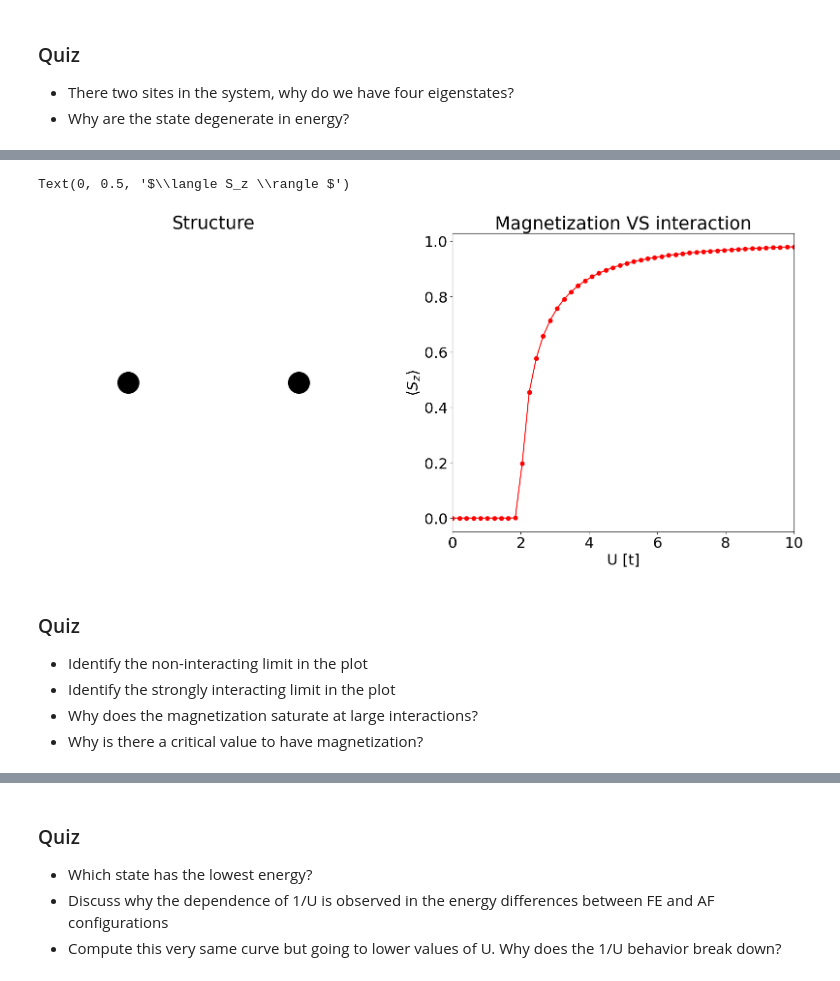
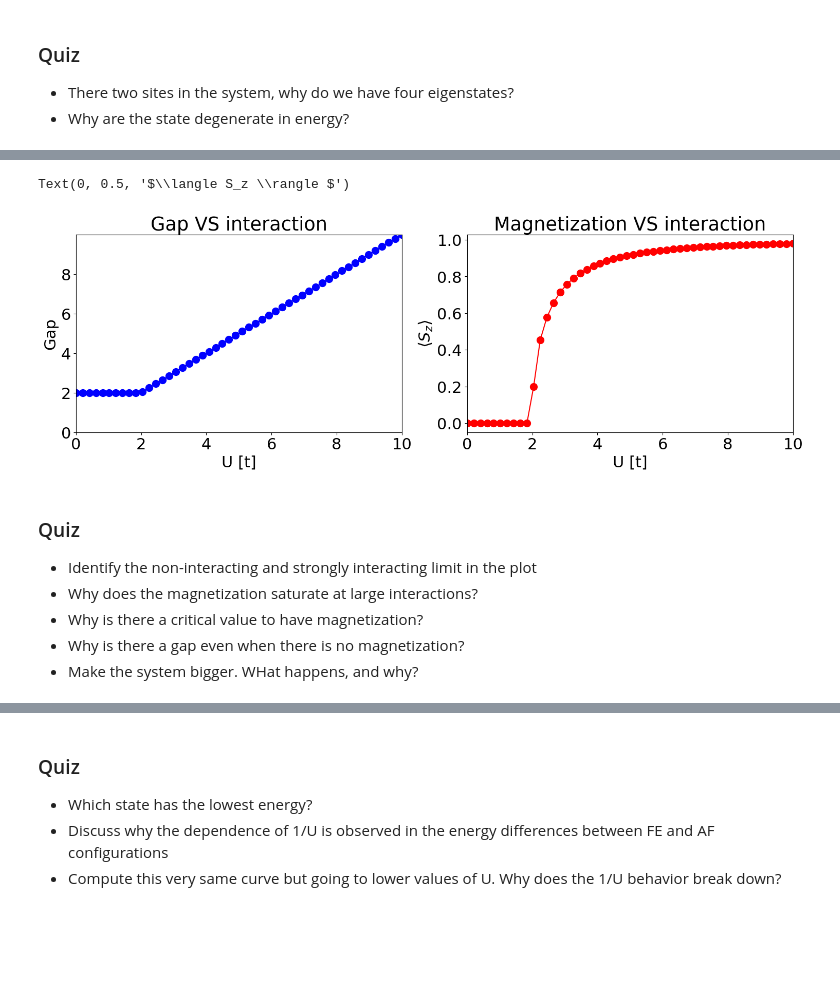
Before and after one commit to joselado/Advanced_Computational_Methods_Physics_2024, a Jupyter notebook: jupyter-notebooks/classical_magnetism.ipynb, the cells around one changed output, grey strips where cells are left out. Cells and saved outputs as stored; diff of their text form; code cells hidden in the pictures; blank space fills up the shorter version.

```diff
--- a/jupyter-notebooks/classical_magnetism.ipynb
+++ b/jupyter-notebooks/classical_magnetism.ipynb
@@ -131,31 +143,39 @@ Here we will see how the magnetization evolves in an interacting dimer chain
 # %%
 from pyqula import geometry
 g = geometry.bichain() # generate a chain with two sites per unit cell (with internal sublattice)
+L = 1 # size of the system
+g = g.get_supercell(L) # make a supercell
 g.dimensionality = 0 # just retain the two sites per unit cell
 h0 = g.get_hamiltonian() # generate the Hamiltonian
 
 Us = np.linspace(0.,10.,50) # number of interactions
 mzs = [] # empty list for magnetizations
+gaps = [] # gaps of the systems
 for U in Us:
     h = h0.get_mean_field_hamiltonian(U=U,mf="antiferro",mix=0.9) # perform SCF
     mz = h.get_vev("mz")[1] # magnetization of the second site
     mzs.append(abs(mz)) # store magnetization in that size
+    gaps.append(h.get_gap()) # compute gap of the system and store it
 
 
-plt.subplot(1,2,1) # plot the structure
-plt.title("Structure")
-plt.scatter(g.x,g.y,c="black",s=1000) ; plt.xlim([-1,1]) ; plt.axis("off")
+plt.figure(figsize=(18,5))
+
+plt.subplot(1,2,1) # plot the magnetization VS interaction
+plt.title("Gap VS interaction")
+plt.plot(Us,gaps,marker="o",c="blue",markersize=10) ; plt.xlim([min(Us),max(Us)])
+plt.xlabel("U [t]") ; plt.ylabel("Gap") ; plt.ylim([0,max(gaps)])
 
 plt.subplot(1,2,2) # plot the magnetization VS interaction
 plt.title("Magnetization VS interaction")
-plt.plot(Us,mzs,marker="o",c="red") ; plt.xlim([min(Us),max(Us)])
+plt.plot(Us,mzs,marker="o",c="red",markersize=10) ; plt.xlim([min(Us),max(Us)])
 plt.xlabel("U [t]") ; plt.ylabel("$\\langle S_z \\rangle $")
 # %% [output]
 Text(0, 0.5, '$\\langle S_z \\rangle $')
-[figure, old version]
+[figure, new version]
 # %% [markdown]
 ### Quiz
-- Identify the non-interacting limit in the plot
-- Identify the strongly interacting limit in the plot
+- Identify the non-interacting and strongly interacting limit in the plot
 - Why does the magnetization saturate at large interactions?
 - Why is there a critical value to have magnetization?
+- Why is there a gap even when there is no magnetization?
+- Make the system bigger. WHat happens, and why?
```
Also changed, not shown: parts of 35 cells of this notebook, 6 other files.
